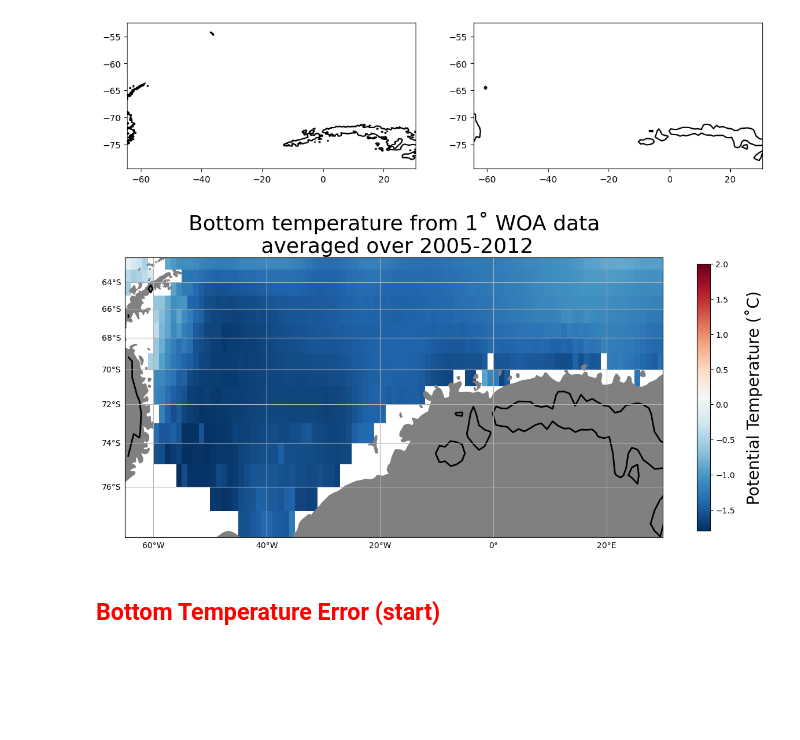
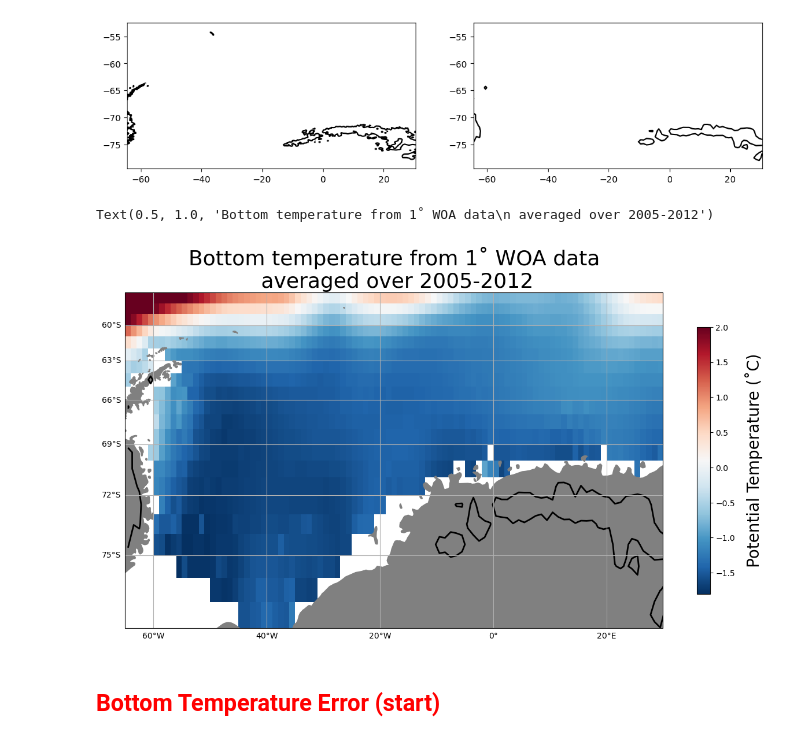
Before and after one commit to shanicetbailey/chapter1, a Jupyter notebook: WOA/1_bottom-temp_salt-std-figs.ipynb, the cells around one changed output. Saved outputs shown, nothing was run; the diff lists cells and outputs as text; code cells hidden in the pictures; blank space fills up the shorter version.

Commit message:
ran and saved bottom vars

```diff
--- a/WOA/1_bottom-temp_salt-std-figs.ipynb
+++ b/WOA/1_bottom-temp_salt-std-figs.ipynb
@@ -151,29 +151,30 @@ ax1.contour(bath_wg_woa.lon, bath_wg_woa.lat, bath_wg_woa, levels=[1000], colors
 # %%
 proj = ccrs.Mercator() #with Mercator you can put lat lon values.
 fig, ax = plt.subplots(figsize=(15, 15), subplot_kw=dict(projection=proj))
 
-ax.set_extent([-65, 30, -78, -62], crs=ccrs.PlateCarree())
+ax.set_extent([-65, 30, -78, -57], crs=ccrs.PlateCarree())
 
 ax.add_feature(cfeature.NaturalEarthFeature('physical', 'land', '50m',
                                         edgecolor='face',
                                         facecolor='0.5'))
 
 #1000m isobath
 ax.contour(bath_wg_woa.lon, bath_wg_woa.lat, bath_wg_woa, levels=[1000], colors='k', linewidths=2, transform=ccrs.PlateCarree())
 
 im = ax.pcolormesh(pt_bottom_wg.lon, pt_bottom_wg.lat, pt_bottom_wg[0], transform=ccrs.PlateCarree(), cmap='RdBu_r', vmax=2)
 cb = fig.colorbar(im, ax=ax, shrink=0.4)
 cb.set_label("Potential Temperature (˚C)", labelpad=12, fontsize=20)
 
 #ax.gridlines(draw_labels=True, crs=ccrs.PlateCarree())
 g1 = ax.gridlines(crs=ccrs.PlateCarree(), draw_labels=True)
 g1.xlabels_top = False
 g1.ylabels_right = False
 
 plt.title('Bottom temperature from 1˚ WOA data\n averaged over 2005-2012', fontsize=26)
-plt.savefig('bot-temp-woa0512-1kmisobath.pdf');
+#plt.savefig('bot-temp-woa0512-1kmisobath.pdf');
 # %% [output]
+Text(0.5, 1.0, 'Bottom temperature from 1˚ WOA data\n averaged over 2005-2012')
-[figure, old version]
+[figure, new version]
 # %% [markdown]
 ## <span style='color:Red'> Bottom Temperature Error (start)
 # %%
```
Also changed, not shown: parts of 3 cells of this notebook.
